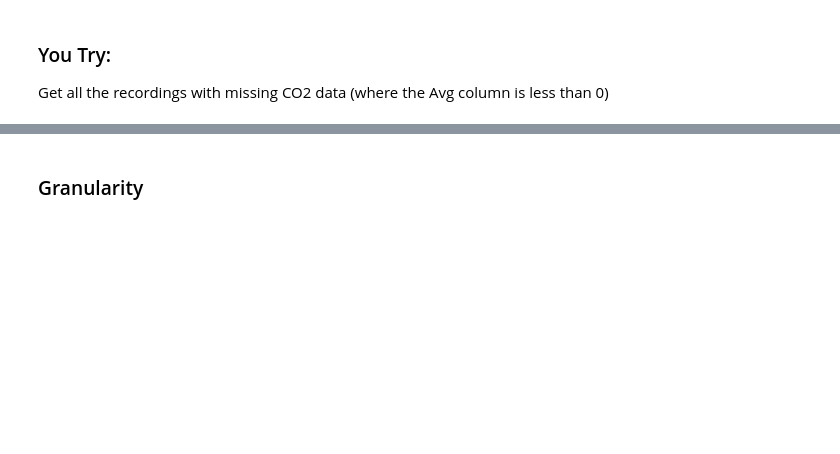
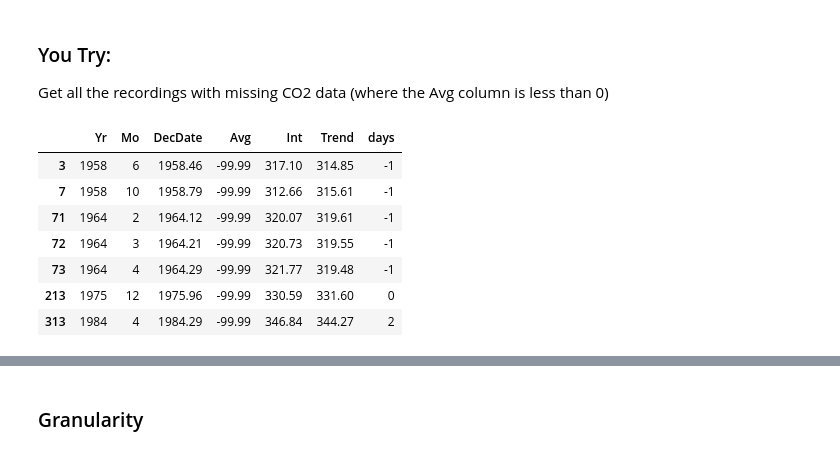
Before and after one commit to Ashahet1/Datascience, a Jupyter notebook: BootCamp_Oreilly/lab01.ipynb, the cells around one changed output, grey strips where cells are left out. Saved outputs shown, nothing was run; the diff lists cells and outputs as text; code cells hidden in the pictures; blank space fills up the shorter version.

```diff
--- a/BootCamp_Oreilly/lab01.ipynb
+++ b/BootCamp_Oreilly/lab01.ipynb
@@ -307,3 +395,14 @@ Get all the recordings with missing CO2 data (where the Avg column is less than
+# %%
+co2[co2['Avg'] < 0]
+# %% [output]
+|  | Yr | Mo | DecDate | Avg | Int | Trend | days |
+| 3 | 1958 | 6 | 1958.46 | -99.99 | 317.10 | 314.85 | -1 |
+| 7 | 1958 | 10 | 1958.79 | -99.99 | 312.66 | 315.61 | -1 |
+| 71 | 1964 | 2 | 1964.12 | -99.99 | 320.07 | 319.61 | -1 |
+| 72 | 1964 | 3 | 1964.21 | -99.99 | 320.73 | 319.55 | -1 |
+| 73 | 1964 | 4 | 1964.29 | -99.99 | 321.77 | 319.48 | -1 |
+| 213 | 1975 | 12 | 1975.96 | -99.99 | 330.59 | 331.60 | 0 |
+| 313 | 1984 | 4 | 1984.29 | -99.99 | 346.84 | 344.27 | 2 |
 # %%
 # Don't worry about understanding this code for now, just look at the plots
 from plotly.subplots import make_subplots
```
Also changed, not shown: parts of 44 cells of this notebook.
